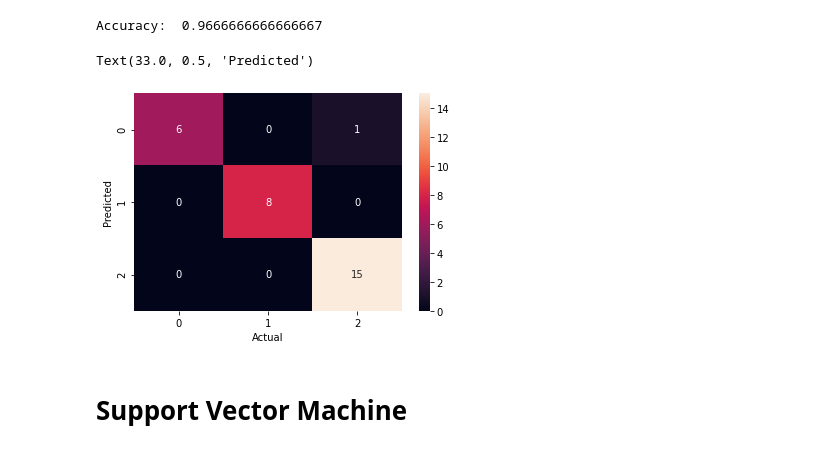
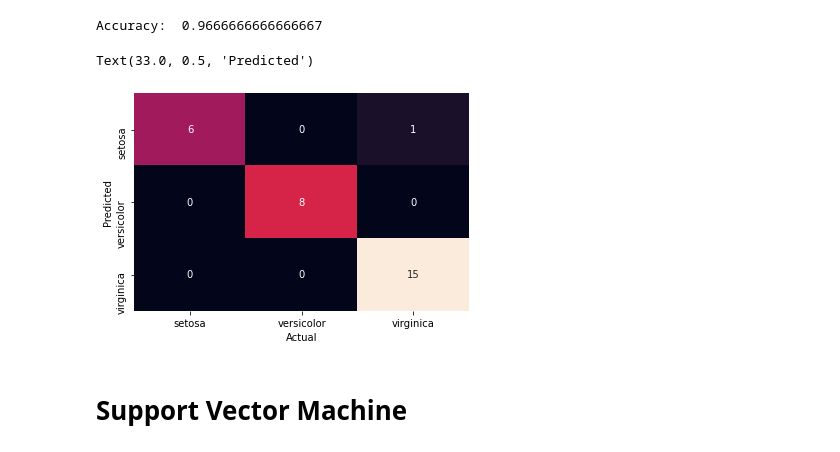
Before and after one commit to stevahnes/ntuc-ml-adv-analytics, a Jupyter notebook: k-means-and-classify.ipynb, the cells around one changed output. Cells and saved outputs as stored; diff of their text form; code cells hidden in the pictures.

Commit message:
add xticklabels and yticklabels

```diff
--- a/k-means-and-classify.ipynb
+++ b/k-means-and-classify.ipynb
@@ -102,12 +102,12 @@ Accuracy:  0.9666666666666667
 # %%
 conf_mat = metrics.confusion_matrix(y_test, y_pred_log_reg)
 import seaborn as sns
-sns.heatmap(conf_mat.T, annot=True) # .T means .transpose; without transpose the x- and y- label will be flipped :)
+sns.heatmap(conf_mat.T, annot=True, cbar=False, xticklabels=iris.target_names, yticklabels=iris.target_names) # .T means .transpose; without transpose the x- and y- label will be flipped :)
 plt.xlabel('Actual')
 plt.ylabel('Predicted')
 # %% [output]
 Text(33.0, 0.5, 'Predicted')
-[figure, old version]
+[figure, new version]
 # %% [markdown]
 # Support Vector Machine
 # %%
```
Also changed, not shown: parts of 1 cell of this notebook.
